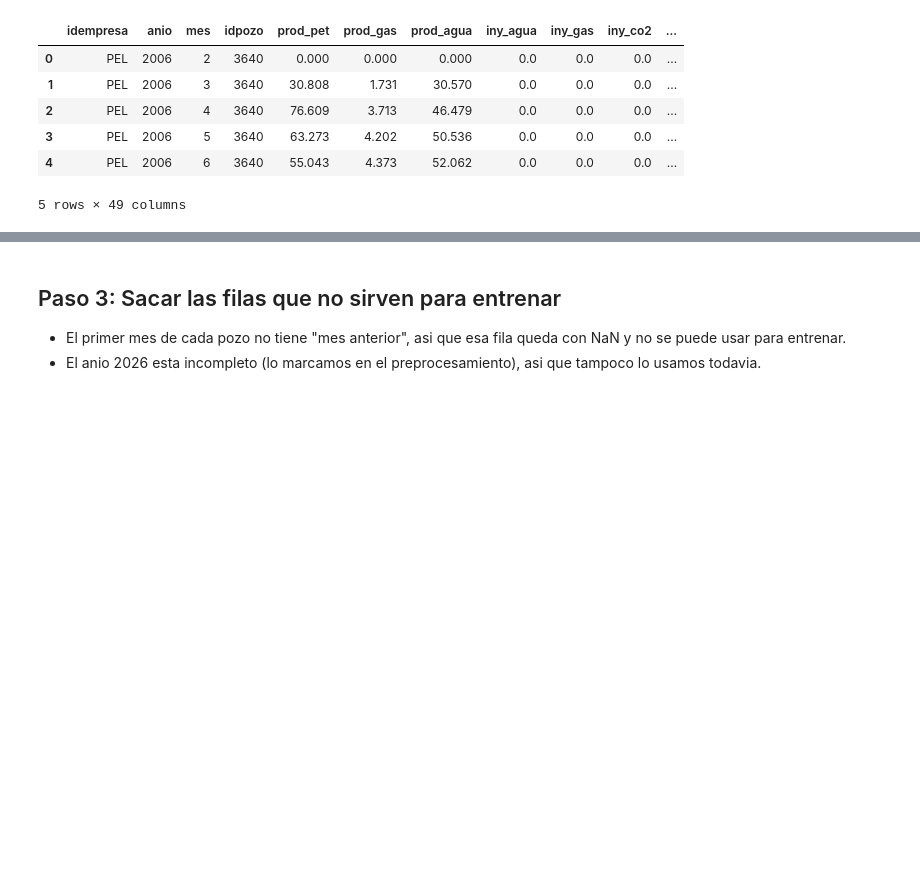
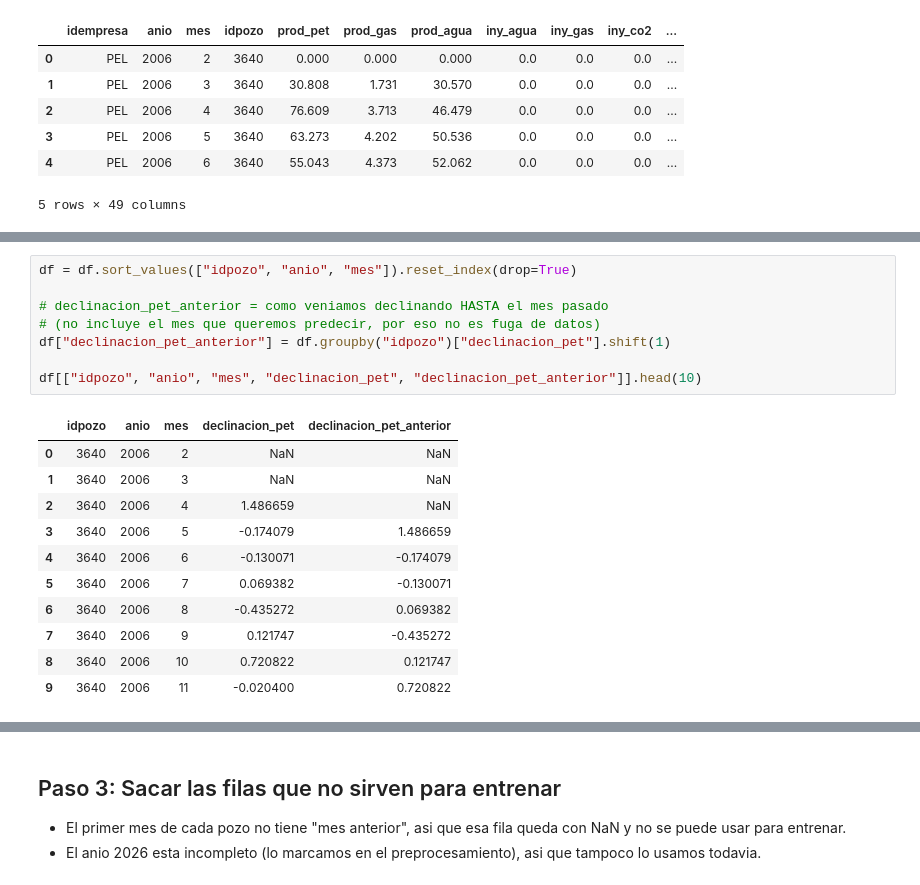
Before and after one commit to cristian-aguilera-ing/proyecto-ds-ypf, a Jupyter notebook: notebooks/03_modelado_supervisado.ipynb, the cells around one changed output, grey strips where cells are left out. Saved outputs shown, nothing was run; the diff lists cells and outputs as text; blank space fills up the shorter version.

```diff
--- a/notebooks/03_modelado_supervisado.ipynb
+++ b/notebooks/03_modelado_supervisado.ipynb
@@ -53,0 +66,20 @@ df.head()
+# %%
+df = df.sort_values(["idpozo", "anio", "mes"]).reset_index(drop=True)
+
+# declinacion_pet_anterior = como veniamos declinando HASTA el mes pasado
+# (no incluye el mes que queremos predecir, por eso no es fuga de datos)
+df["declinacion_pet_anterior"] = df.groupby("idpozo")["declinacion_pet"].shift(1)
+
+df[["idpozo", "anio", "mes", "declinacion_pet", "declinacion_pet_anterior"]].head(10)
+# %% [output]
+|  | idpozo | anio | mes | declinacion_pet | declinacion_pet_anterior |
+| 0 | 3640 | 2006 | 2 | NaN | NaN |
+| 1 | 3640 | 2006 | 3 | NaN | NaN |
+| 2 | 3640 | 2006 | 4 | 1.486659 | NaN |
+| 3 | 3640 | 2006 | 5 | -0.174079 | 1.486659 |
+| 4 | 3640 | 2006 | 6 | -0.130071 | -0.174079 |
+| 5 | 3640 | 2006 | 7 | 0.069382 | -0.130071 |
+| 6 | 3640 | 2006 | 8 | -0.435272 | 0.069382 |
+| 7 | 3640 | 2006 | 9 | 0.121747 | -0.435272 |
+| 8 | 3640 | 2006 | 10 | 0.720822 | 0.121747 |
+| 9 | 3640 | 2006 | 11 | -0.020400 | 0.720822 |
```
Also changed, not shown: parts of 19 cells of this notebook, 5 other files.
